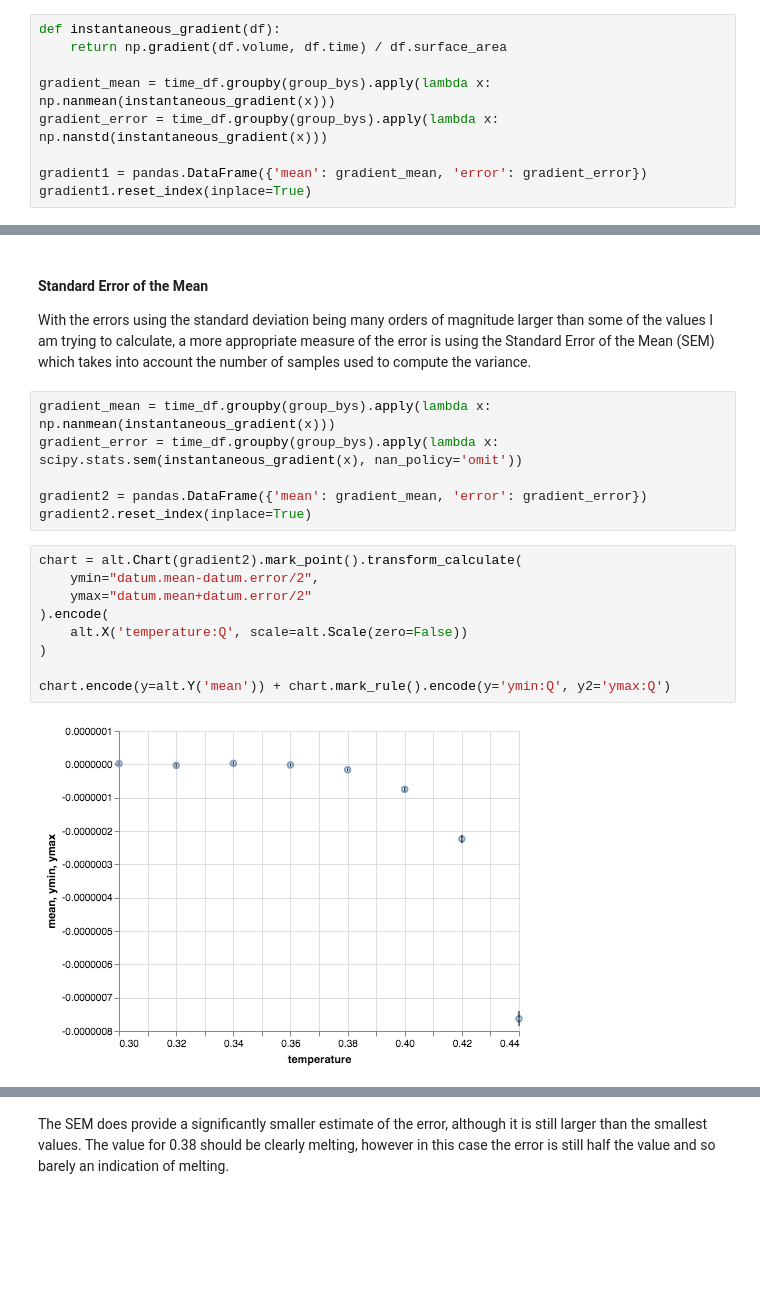
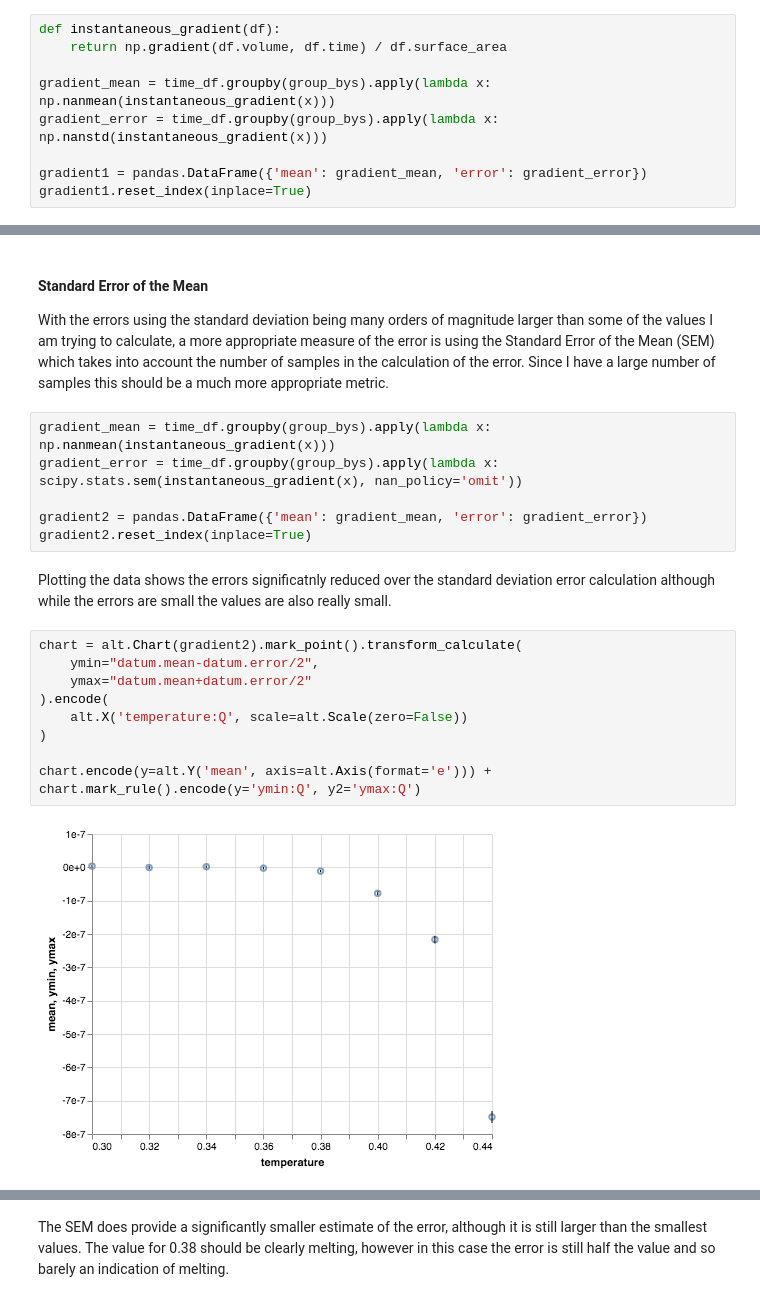
Before and after one commit to malramsay64/Crystal_Melting, a Jupyter notebook: notebooks/Calculating_Melting_Rates.ipynb, the cells around one changed output, grey strips where cells are left out. Cells and saved outputs as stored; diff of their text form; blank space fills up the shorter version.

```diff
--- a/notebooks/Calculating_Melting_Rates.ipynb
+++ b/notebooks/Calculating_Melting_Rates.ipynb
@@ -118,21 +110,23 @@ gradient
 # %% [markdown]
 #### Standard Error of the Mean
 
-With the errors using the standard deviation being many orders of magnitude larger than some of the values I am trying to calculate, a more appropriate measure of the error is using the Standard Error of the Mean (SEM) which takes into account the number of samples used to compute the variance.
+With the errors using the standard deviation being many orders of magnitude larger than some of the values I am trying to calculate, a more appropriate measure of the error is using the Standard Error of the Mean (SEM) which takes into account the number of samples in the calculation of the error. Since I have a large number of samples this should be a much more appropriate metric.
 # %%
 gradient_mean = time_df.groupby(group_bys).apply(lambda x: np.nanmean(instantaneous_gradient(x)))
 gradient_error = time_df.groupby(group_bys).apply(lambda x: scipy.stats.sem(instantaneous_gradient(x), nan_policy='omit'))
 
 gradient2 = pandas.DataFrame({'mean': gradient_mean, 'error': gradient_error})
 gradient2.reset_index(inplace=True)
+# %% [markdown]
+Plotting the data shows the errors significatnly reduced over the standard deviation error calculation although while the errors are small the values are also really small.
 # %%
 chart = alt.Chart(gradient2).mark_point().transform_calculate(
     ymin="datum.mean-datum.error/2",
     ymax="datum.mean+datum.error/2"
 ).encode(
     alt.X('temperature:Q', scale=alt.Scale(zero=False))
 )
 
-chart.encode(y=alt.Y('mean')) + chart.mark_rule().encode(y='ymin:Q', y2='ymax:Q')
+chart.encode(y=alt.Y('mean', axis=alt.Axis(format='e'))) + chart.mark_rule().encode(y='ymin:Q', y2='ymax:Q')
 # %% [output]
-[figure, old version]
+[figure, new version]
```
Also changed, not shown: parts of 27 cells of this notebook.
